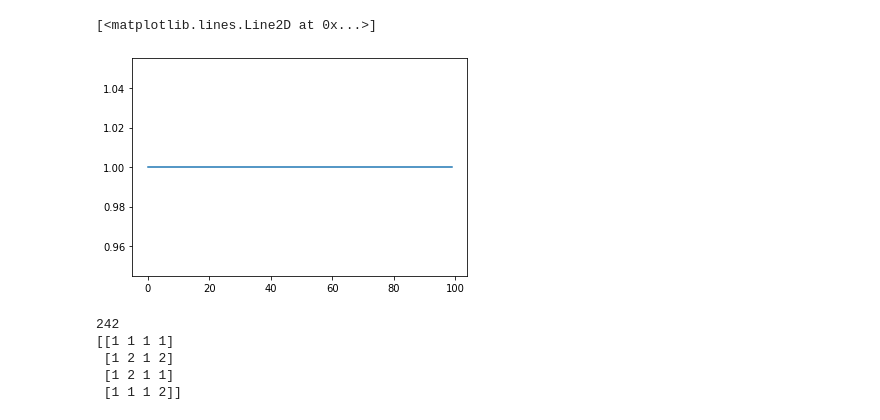
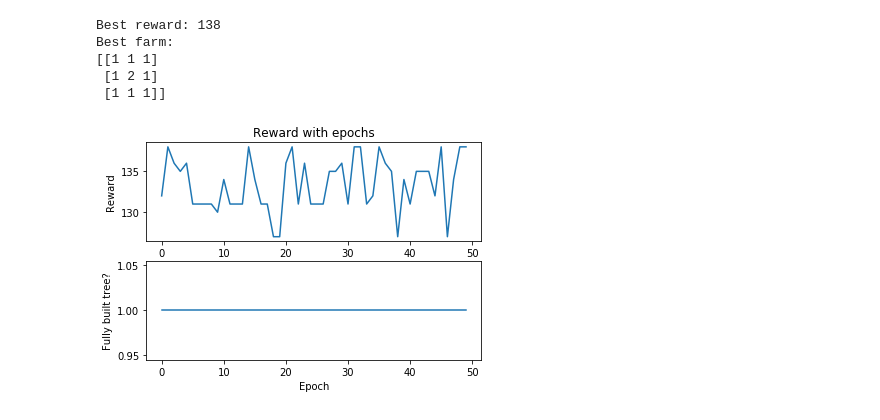
Before and after one commit to PradeepKadubandi/rl-agri, a Jupyter notebook: driver_notebook.ipynb, the cells around one changed output. Cells and saved outputs as stored; diff of their text form; code cells hidden in the pictures.

```diff
--- a/driver_notebook.ipynb
+++ b/driver_notebook.ipynb
@@ -56,14 +68,9 @@ plt.plot(rewards)
-# %%
-plt.plot(full_tree_over_time)
-# %% [output]
-[<matplotlib.lines.Line2D at 0x...>]
-[figure, removed]
-# %%
-print (best_reward)
-print (best_farm)
-# %% [output]
-242
-[[1 1 1 1]
- [1 2 1 2]
- [1 2 1 1]
- [1 1 1 2]]
+# %%
+Runner(farm_size = 3).run_and_plot(epochs = 50)
+# %% [output]
+Best reward: 138
+Best farm:
+[[1 1 1]
+ [1 2 1]
+ [1 1 1]]
+[figure, added]
```
Also changed, not shown: parts of 13 cells of this notebook.
